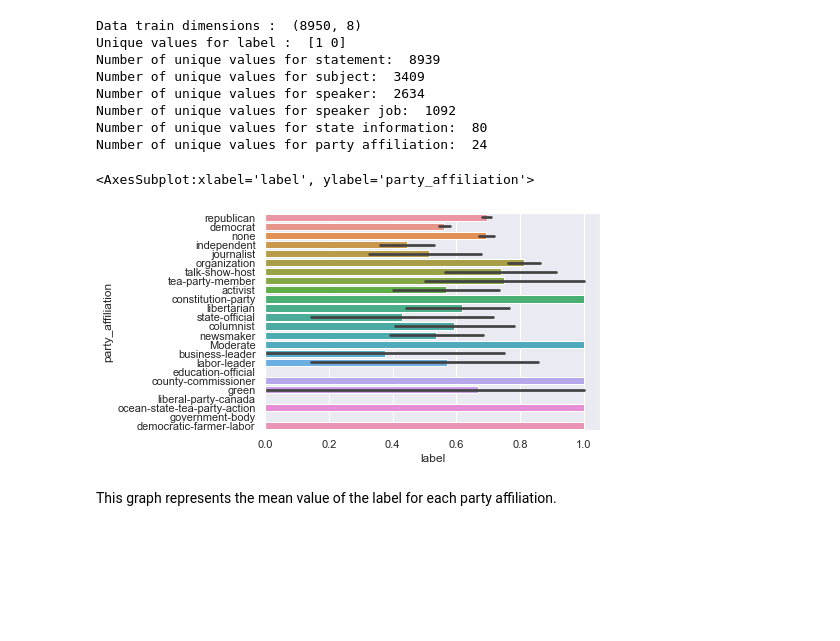
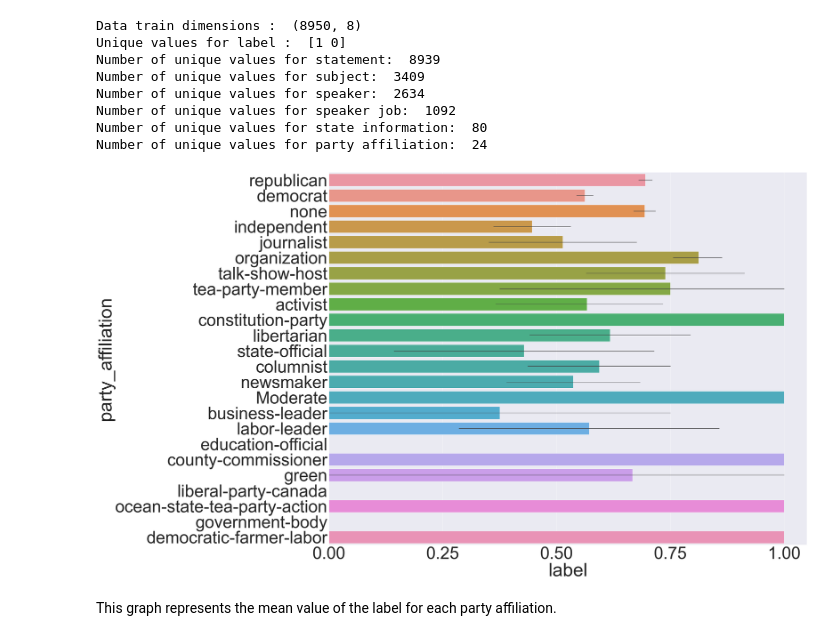
Before and after one commit to esarlin/Challenge-2-CDAW, a Jupyter notebook: Final Notebooks/Notebook 1.ipynb, the cells around one changed output. Saved outputs shown, nothing was run; the diff lists cells and outputs as text; code cells hidden in the pictures; blank space fills up the shorter version.

Commit message:
added polarity graph, increased size of graphs

```diff
--- a/Final Notebooks/Notebook 1.ipynb
+++ b/Final Notebooks/Notebook 1.ipynb
@@ -109,9 +110,10 @@ Number of unique values for state information:  80
 Number of unique values for party affiliation:  24
 # %%
 sns.barplot(x='label', y='party_affiliation', data=train)
+sns.set(rc = {'figure.figsize':(50,40)})
+sns.set_theme(font_scale=15)
 # %% [output]
-<AxesSubplot:xlabel='label', ylabel='party_affiliation'>
-[figure, old version]
+[figure, new version]
 # %% [markdown]
 This graph represents the mean value of the label for each party affiliation.
 # %%
```
Also changed, not shown: parts of 6 cells of this notebook.
